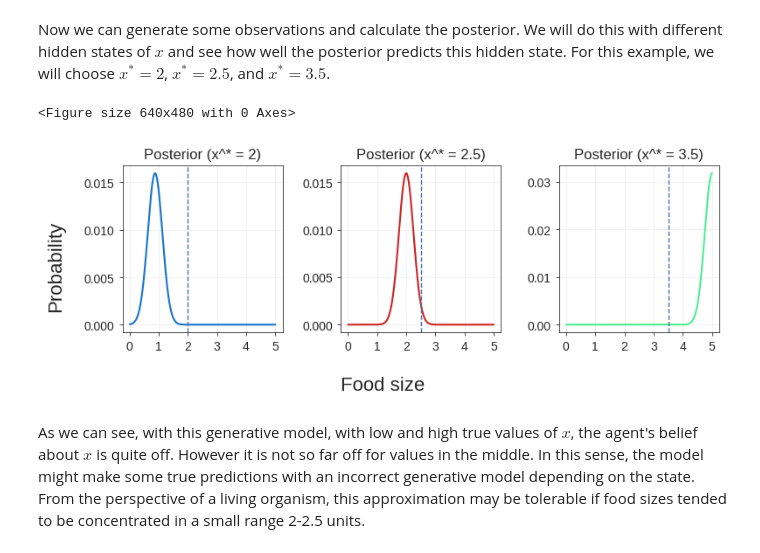
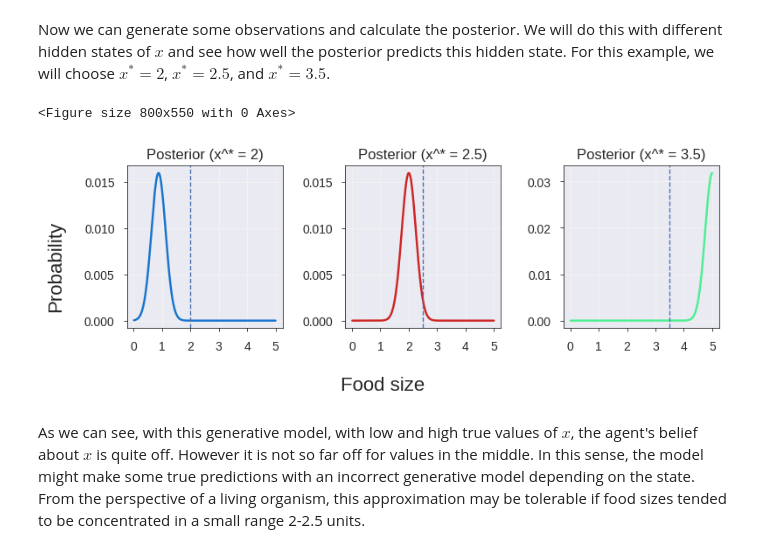
Before and after one commit to FrankHolzkamp/FundamentalsActiveInference, a Jupyter notebook: 2c_nonlinear_generating_functions.ipynb, the cells around one changed output. Saved outputs shown, nothing was run; the diff lists cells and outputs as text; code cells hidden in the pictures.

```diff
--- a/2c_nonlinear_generating_functions.ipynb
+++ b/2c_nonlinear_generating_functions.ipynb
@@ -36,7 +36,7 @@ import torch
 
 from pyro.distributions import Normal, Uniform
 
-mpl.style.use("seaborn-deep")
+# mpl.style.use("seaborn-whitegrid")
 # %% [markdown]
 In Chapter 2 we explore a number of different types of models to illustrate the process of parameter estimation. We emphasize the difficulties involved as the generarating function becomes nonliner. We explore two types of models in this section of Chapter 2:
 * Nonlinear, deterministic
@@ -106,7 +106,7 @@ def G_nl(x, beta_0, beta_1):
     y = beta_0 + beta_1 * phi(x)
     return y
 # %%
-plt.style.use("seaborn-whitegrid")
+# plt.style.use("seaborn-whitegrid")
 fig = plt.figure()
 fig, ax = plt.subplots(1, 1, facecolor=(1,1,1))
 
@@ -154,7 +154,7 @@ gen_model          = likelihood * prior                    # p(x, y)  = p(y | x)
 evidence           = torch.sum(gen_model)                  # p(y)     = integral_x of p(x, y); approximated in our grid with a sum
 posterior          = gen_model / evidence                  # p(x | y) = p(x, y) / p(y)
 # %%
-plt.style.use("seaborn-whitegrid")
+# plt.style.use("seaborn-whitegrid")
 fig = plt.figure()
 fig, axes = plt.subplots(1,3, facecolor=(1,1,1), figsize=(8,3))
 
@@ -285,7 +285,7 @@ gen_model          = likelihood * prior                    # p(x, y)  = p(y | x)
 evidence           = torch.sum(gen_model)                  # p(y)     = integral_x of p(x, y); approximated in our grid with a sum
 posterior          = gen_model / evidence                  # p(x | y) = p(x, y) / p(y)
 # %%
-plt.style.use("seaborn-whitegrid")
+# plt.style.use("seaborn-whitegrid")
 fig = plt.figure()
 fig, axes = plt.subplots(1,3, facecolor=(1,1,1), figsize=(8,3))
 
@@ -388,7 +388,7 @@ for x_true in x_trues:
     posterior = agent(obs, x_range)
     probs[str(x_true)] = posterior
 # %%
-plt.style.use("seaborn-whitegrid")
+# plt.style.use("seaborn-whitegrid")
 fig = plt.figure()
 fig, axes = plt.subplots(1,3, facecolor=(1,1,1), figsize=(8,3))
 
@@ -400,34 +400,34 @@ axes[2].plot(x_range.tolist(), probs["3.5"], c="#4eee94")   # Posterior (x^*=2)
 # Posterior mode and posterior axis
 axes[0].axvline(x=2, linestyle="dashed", linewidth=1)
 axes[1].axvline(x=2.5, linestyle="dashed", linewidth=1)
 axes[2].axvline(x=3.5, linestyle="dashed", linewidth=1)
 
 # Titles
 axes[0].set_title("Posterior (x^* = 2)")
 axes[1].set_title("Posterior (x^* = 2.5)")
 axes[2].set_title("Posterior (x^* = 3.5)")
 
 # Axis global labels
 fig.supxlabel("Food size", fontsize=16)
 fig.supylabel("Probability", fontsize=16)
 
 # Cosmetic changes and axes ranges
 for ax in axes:
     ax.xaxis.set_ticks(np.arange(0, 6, 1))
     ax.axes.grid(which="major", axis="both", c="#f2f2f2")
     plt.setp(ax.spines.values(), color="black", linewidth=0.5)
     ax.tick_params(
         axis='both',
         which='major',
         bottom=True,
         left=True,
         color="black",
         width=0.5,
         length=3)
 
 fig.tight_layout()
 # %% [output]
-<Figure size 640x480 with 0 Axes>
+<Figure size 800x550 with 0 Axes>
-[figure, old version]
+[figure, new version]
 # %% [markdown]
 As we can see, with this generative model, with low and high true values of $x$, the agent's belief about $x$ is quite off. However it is not so far off for values in the middle. In this sense, the model might make some true predictions with an incorrect generative model depending on the state. From the perspective of a living organism, this approximation may be tolerable if food sizes tended to be concentrated in a small range 2-2.5 units.
```
Also changed, not shown: parts of 4 cells of this notebook.
